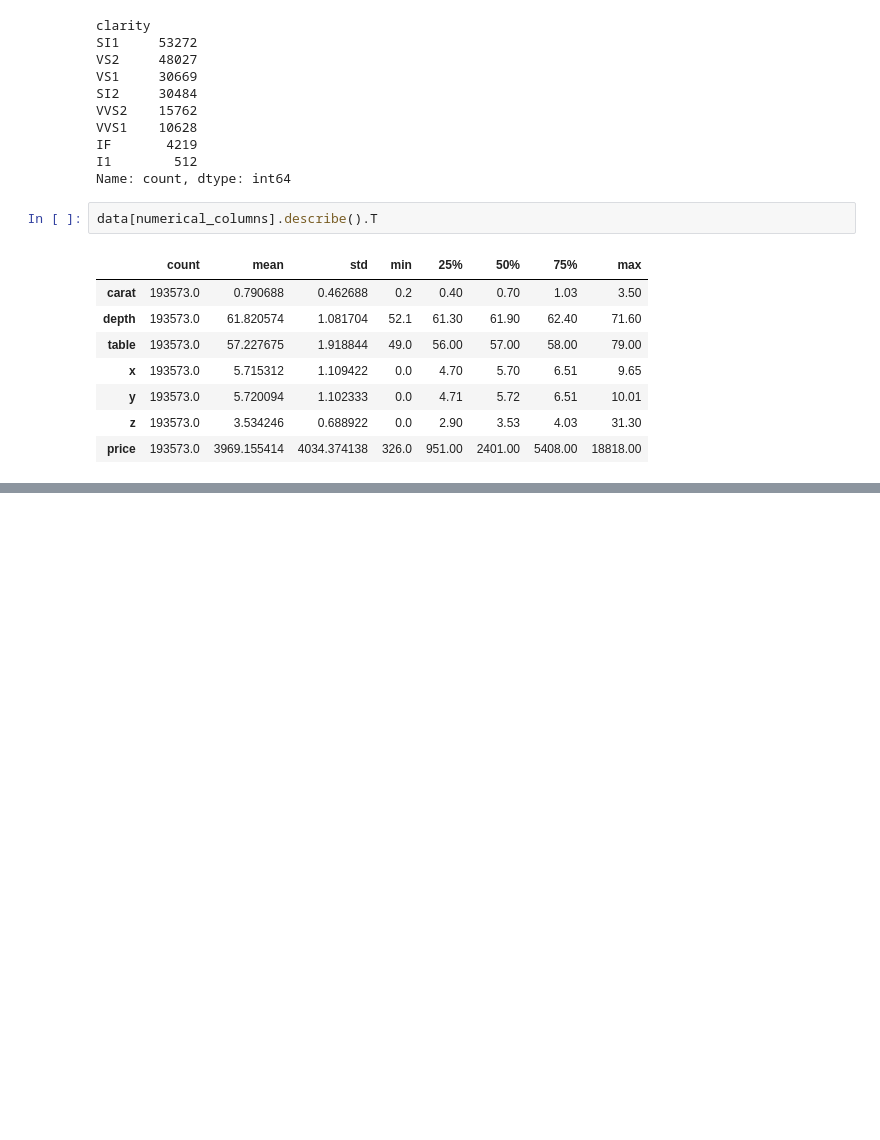
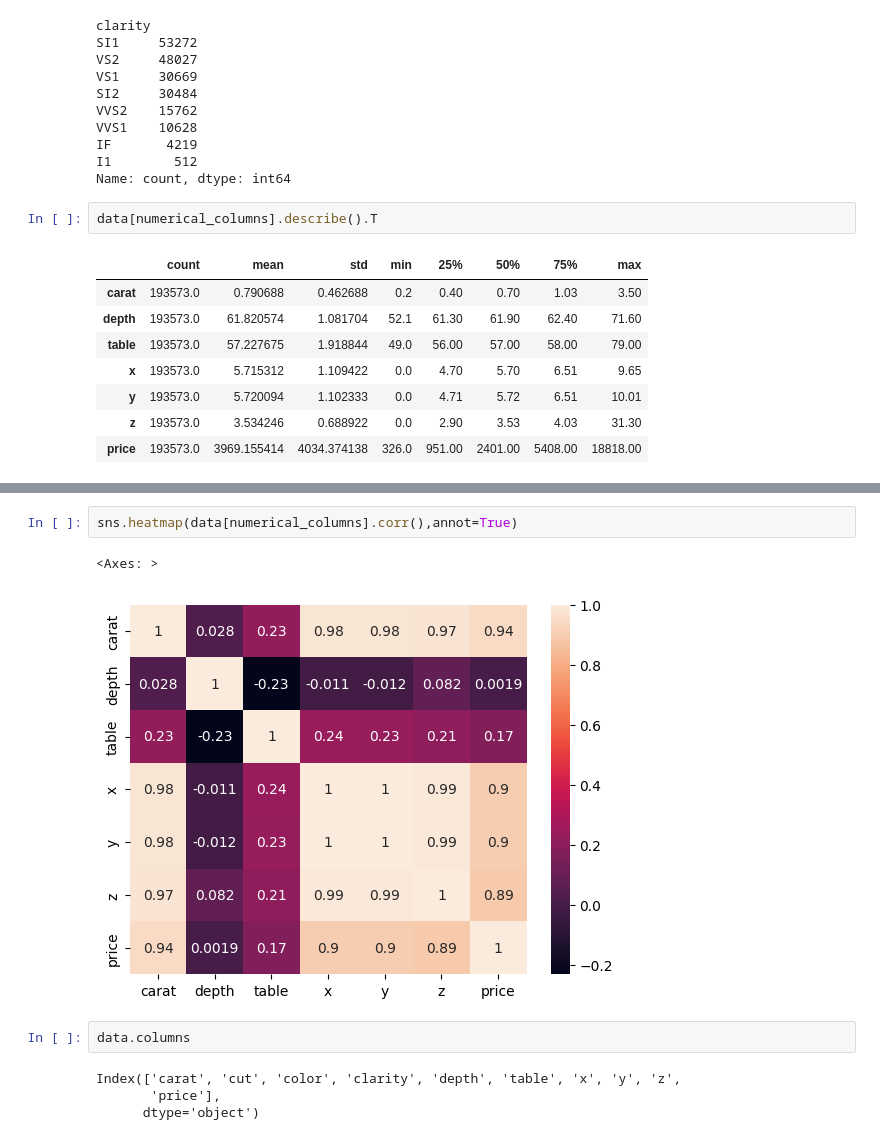
Before and after one commit to MosesCode42/fsdsendtoend-, a Jupyter notebook: notebooks/research.ipynb, the cells around one changed output, grey strips where cells are left out. Cells and saved outputs as stored; diff of their text form; blank space fills up the shorter version.

```diff
--- a/notebooks/research.ipynb
+++ b/notebooks/research.ipynb
@@ -187,0 +220,11 @@ ModuleNotFoundError: No module named 'seaborn'
+# %%
+sns.heatmap(data[numerical_columns].corr(),annot=True)
+# %% [output]
+<Axes: >
+[figure, added]
+# %%
+data.columns
+# %% [output]
+Index(['carat', 'cut', 'color', 'clarity', 'depth', 'table', 'x', 'y', 'z',
+       'price'],
+      dtype='object')
```
Also changed, not shown: parts of 9 cells of this notebook.
